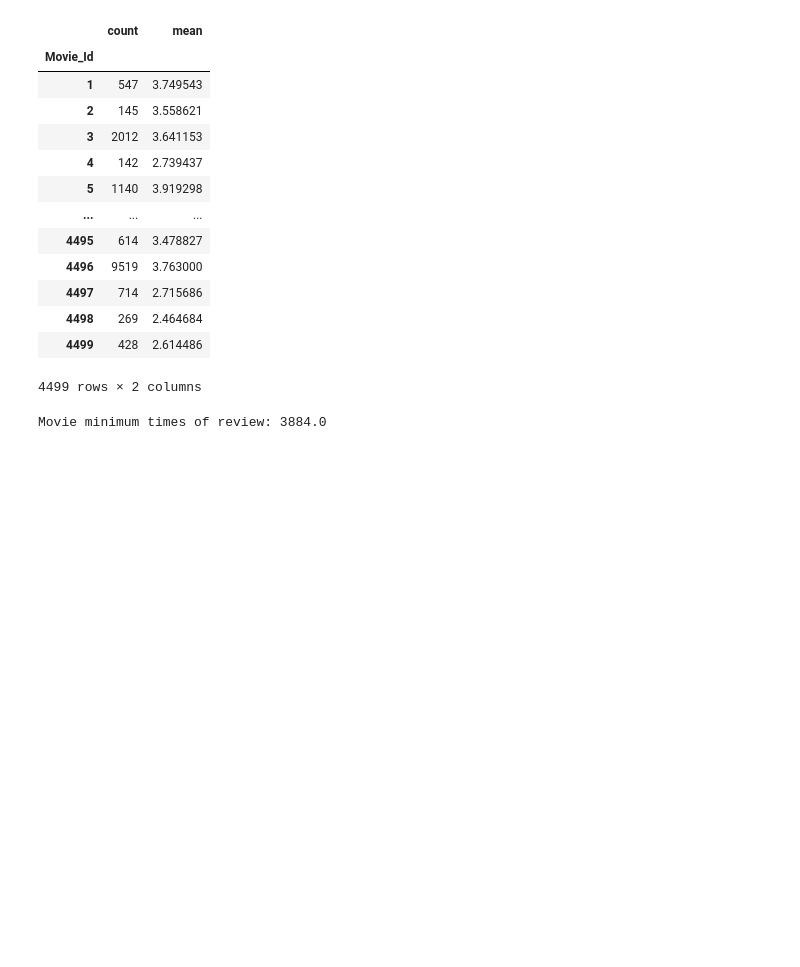
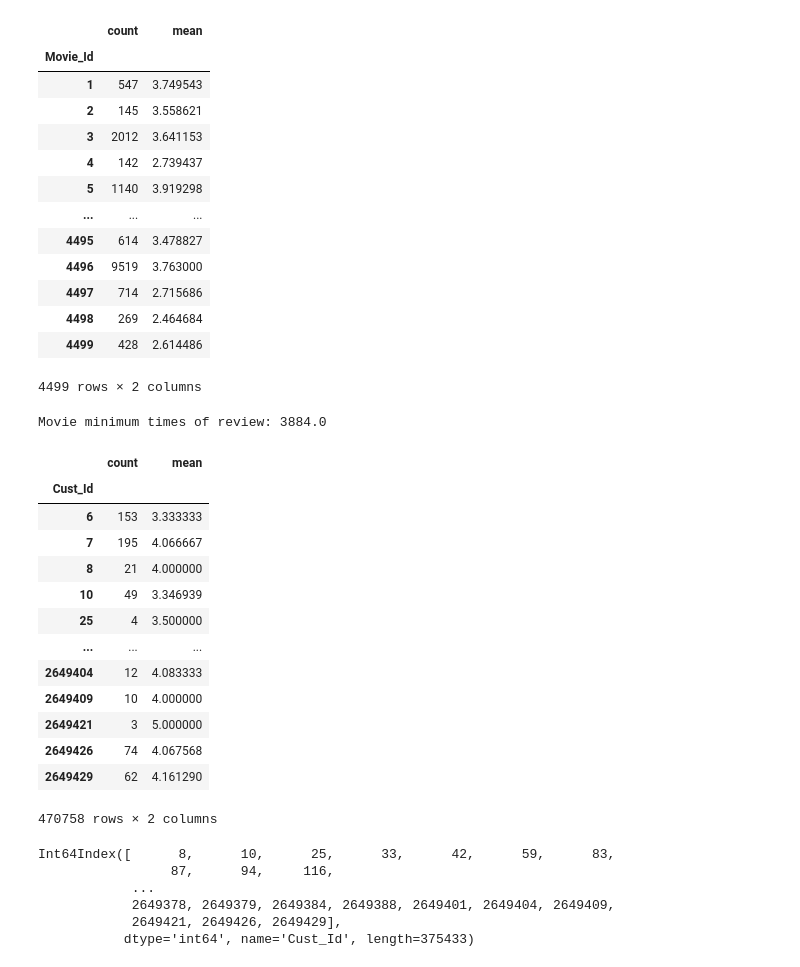
Before and after one commit to shreyss99/iNeuron-ai, a Jupyter notebook: Data Structures and Algorithms Challenge/Challenge 2/Recommendation-System/Code/Recommendation_System.ipynb, the cells around one changed output. Cells and saved outputs as stored; diff of their text form; code cells hidden in the pictures; blank space fills up the shorter version.

Commit message:
Dropping customers not matching threshold

```diff
--- a/Data Structures and Algorithms Challenge/Challenge 2/Recommendation-System/Code/Recommendation_System.ipynb
+++ b/Data Structures and Algorithms Challenge/Challenge 2/Recommendation-System/Code/Recommendation_System.ipynb
@@ -195,3 +195,24 @@ drop_movie_list = dataset_movie_summary[dataset_movie_summary['count'] < movie_b
 print('Movie minimum times of review: {}'.format(movie_benchmark))
 # %% [output]
 Movie minimum times of review: 3884.0
+# %%
+# # Grouping customers by the metric
+
+dataset_customer_summary = dataset.groupby('Cust_Id')['Rating'].agg(metrics)
+dataset_customer_summary.index = dataset_customer_summary.index.map(int)
+dataset_customer_summary
+# %% [output]
+|  | count | mean |
+| Cust_Id |  |  |
+| 6 | 153 | 3.333333 |
+| 7 | 195 | 4.066667 |
+| 8 | 21 | 4.000000 |
+| 10 | 49 | 3.346939 |
+| 25 | 4 | 3.500000 |
+| ... | ... | ... |
+| 2649404 | 12 | 4.083333 |
+| 2649409 | 10 | 4.000000 |
+| 2649421 | 3 | 5.000000 |
+| 2649426 | 74 | 4.067568 |
+| 2649429 | 62 | 4.161290 |
+470758 rows × 2 columns
@@ -197,0 +224,9 @@ Movie minimum times of review: 3884.0
+# %%
+drop_customer_list
+# %% [output]
+Int64Index([      8,      10,      25,      33,      42,      59,      83,
+                 87,      94,     116,
+            ...
+            2649378, 2649379, 2649384, 2649388, 2649401, 2649404, 2649409,
+            2649421, 2649426, 2649429],
+           dtype='int64', name='Cust_Id', length=375433)
```
Also changed, not shown: parts of 2 cells of this notebook.
